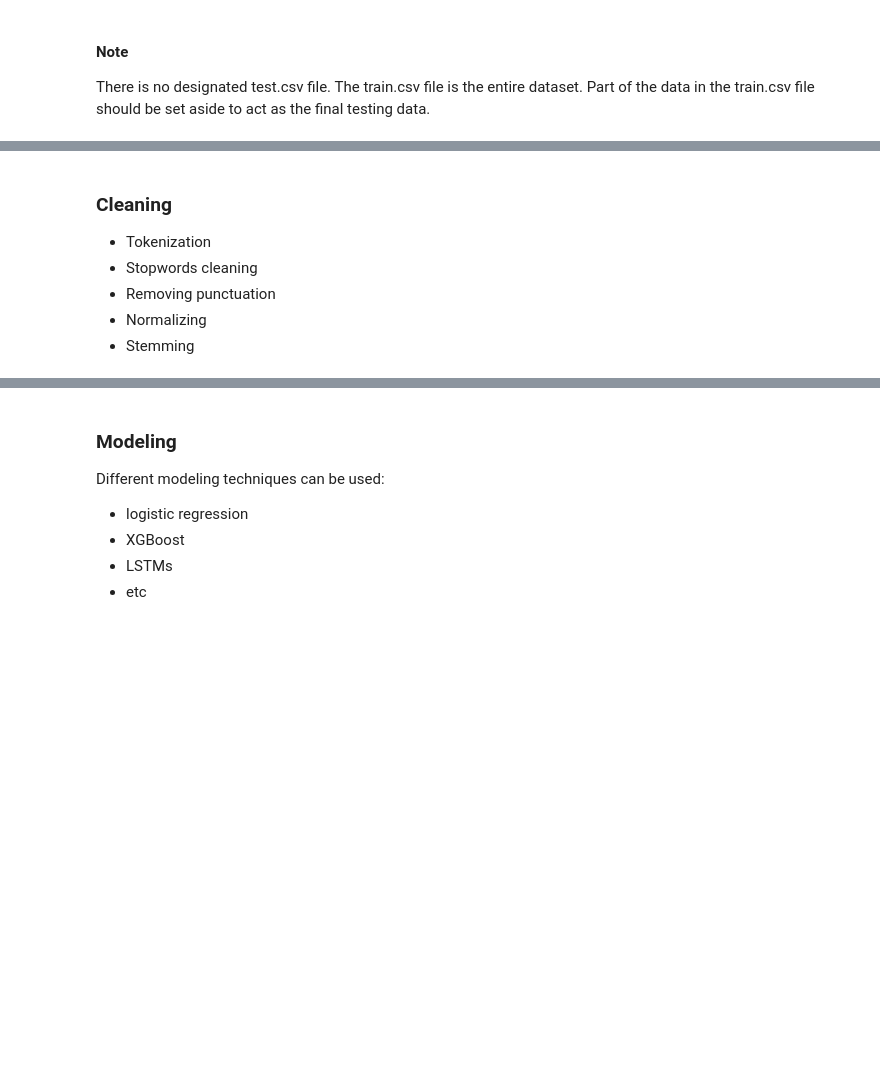
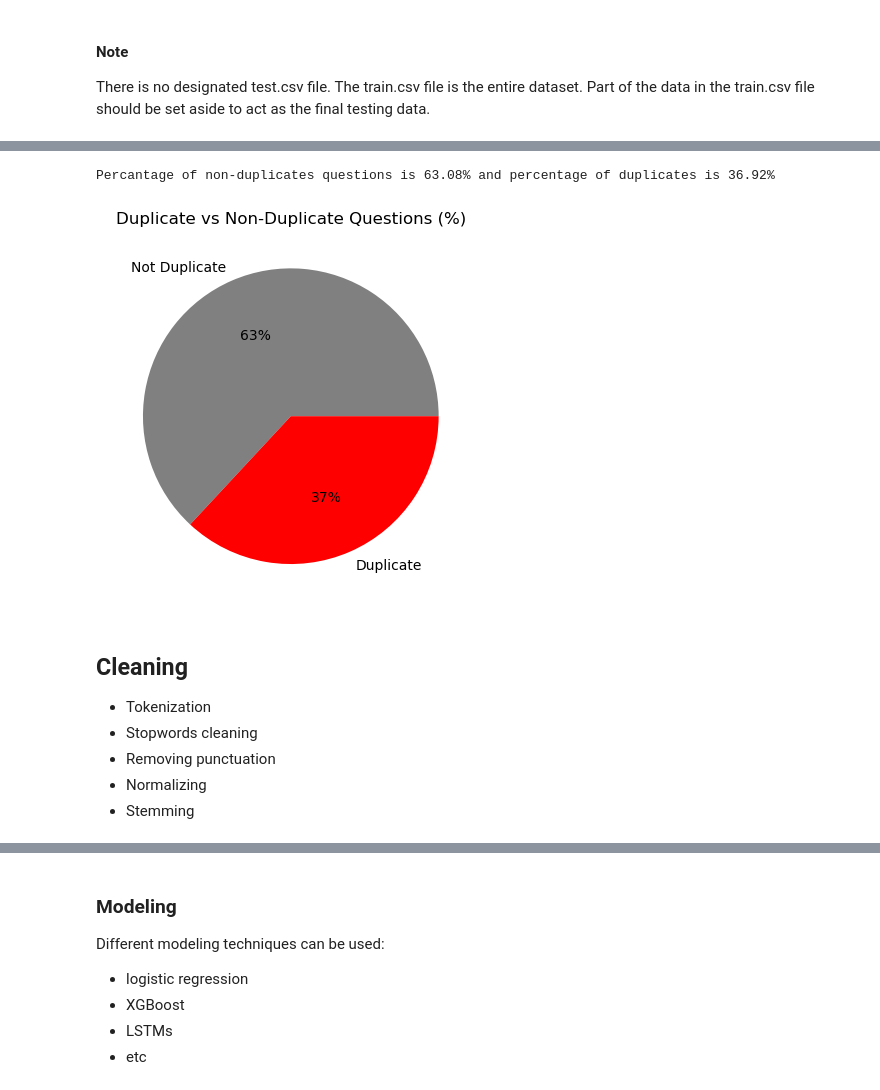
Before and after one commit to Jaghs/NLP-project, a Jupyter notebook: nlp_notebook.ipynb, the cells around one changed output, grey strips where cells are left out. Drawn from its saved outputs; the diff is of its cells as text; code cells hidden in the pictures; blank space fills up the shorter version.

```diff
--- a/nlp_notebook.ipynb
+++ b/nlp_notebook.ipynb
@@ -25,5 +110,18 @@ There is no designated test.csv file. The train.csv file is the entire dataset.
+# %%
+# Check the duplicate counts in terms of each percentage ("question1" and "question2") from the total
+df_dupes_per = df_dupes / len(df) * 100
+print(f"Percantage of non-duplicates questions is {round(df_dupes_per[0], 2)}% and percentage of duplicates is {round(df_dupes_per[1], 2)}%")
+# %% [output]
+Percantage of non-duplicates questions is 63.08% and percentage of duplicates is 36.92%
+# %%
+# Plot as a pie chart
+plt.pie(df_dupes_per, labels=['Not Duplicate', 'Duplicate'], autopct='%1.0f%%', colors=['grey', 'red'])
+plt.title('Duplicate vs Non-Duplicate Questions (%)')
+plt.show()
+# %% [output]
+[figure, added]
 # %% [markdown]
-### Cleaning
+## Cleaning
 
 - Tokenization
 - Stopwords cleaning
```
Also changed, not shown: parts of 62 cells of this notebook.
